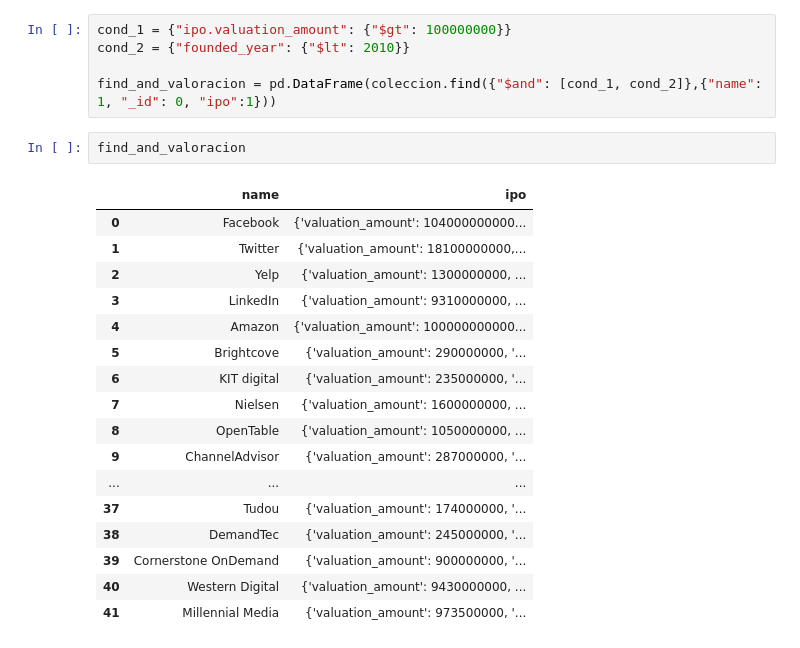
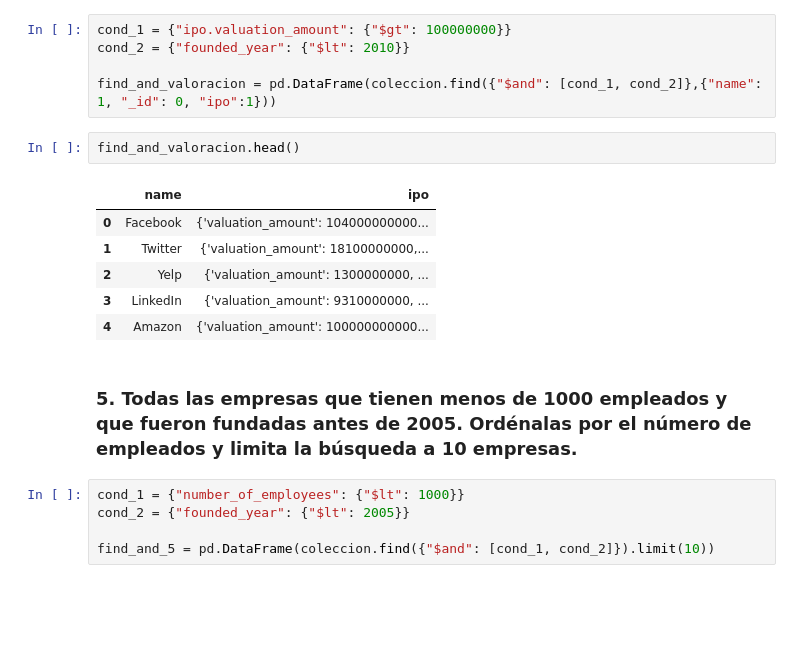
Before and after one commit to santiagorodriguez-dev/laboratorio-modulo4-leccion01-mongo, a Jupyter notebook: enunciados/lab-mongo.ipynb, the cells around one changed output. Cells and saved outputs as stored; diff of their text form; blank space fills up the shorter version.

```diff
--- a/enunciados/lab-mongo.ipynb
+++ b/enunciados/lab-mongo.ipynb
@@ -131,22 +129,18 @@ cond_2 = {"founded_year": {"$lt": 2010}}
 
 find_and_valoracion = pd.DataFrame(coleccion.find({"$and": [cond_1, cond_2]},{"name": 1, "_id": 0, "ipo":1}))
 # %%
-find_and_valoracion
+find_and_valoracion.head()
 # %% [output]
 |  | name | ipo |
 | 0 | Facebook | {'valuation_amount': 104000000000... |
 | 1 | Twitter | {'valuation_amount': 18100000000,... |
 | 2 | Yelp | {'valuation_amount': 1300000000, ... |
 | 3 | LinkedIn | {'valuation_amount': 9310000000, ... |
 | 4 | Amazon | {'valuation_amount': 100000000000... |
-| 5 | Brightcove | {'valuation_amount': 290000000, '... |
-| 6 | KIT digital | {'valuation_amount': 235000000, '... |
-| 7 | Nielsen | {'valuation_amount': 1600000000, ... |
-| 8 | OpenTable | {'valuation_amount': 1050000000, ... |
-| 9 | ChannelAdvisor | {'valuation_amount': 287000000, '... |
-| ... | ... | ... |
-| 37 | Tudou | {'valuation_amount': 174000000, '... |
-| 38 | DemandTec | {'valuation_amount': 245000000, '... |
-| 39 | Cornerstone OnDemand | {'valuation_amount': 900000000, '... |
-| 40 | Western Digital | {'valuation_amount': 9430000000, ... |
-| 41 | Millennial Media | {'valuation_amount': 973500000, '... |
+# %% [markdown]
+### 5. Todas las empresas que tienen menos de 1000 empleados y que fueron fundadas antes de 2005. Ordénalas por el número de empleados y limita la búsqueda a 10 empresas.
+# %%
+cond_1 = {"number_of_employees": {"$lt": 1000}}
+cond_2 = {"founded_year": {"$lt": 2005}}
+
+find_and_5 = pd.DataFrame(coleccion.find({"$and": [cond_1, cond_2]}).limit(10))
```
Also changed, not shown: parts of 3 cells of this notebook.
